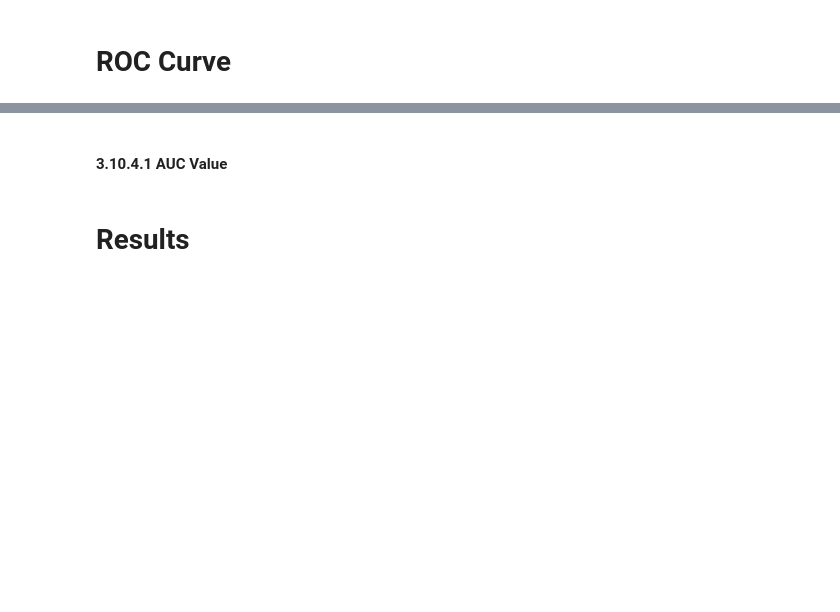
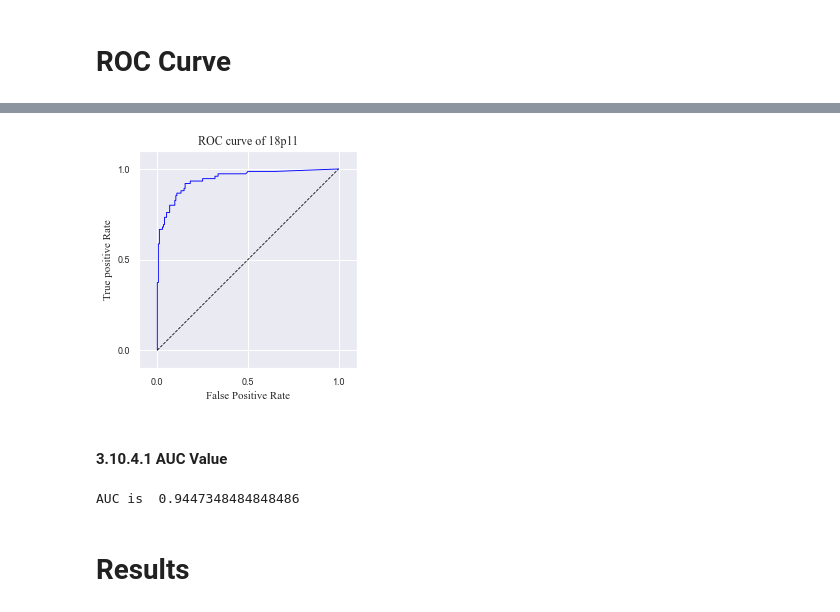
Before and after one commit to YangChuan80/MachineLearning, a Jupyter notebook: KaryotypingPinnacle/CNN/CNN_Chr_18p11/Integrated_ROC.ipynb, the cells around one changed output, grey strips where cells are left out. Saved outputs shown, nothing was run; the diff lists cells and outputs as text; code cells hidden in the pictures; blank space fills up the shorter version.

Commit message:
ROC plot

```diff
--- a/KaryotypingPinnacle/CNN/CNN_Chr_18p11/Integrated_ROC.ipynb
+++ b/KaryotypingPinnacle/CNN/CNN_Chr_18p11/Integrated_ROC.ipynb
@@ -241,0 +222,3 @@ len(y_predict_concatenate_list)
+# %%
+y_predict_concatenate_array = np.array(y_predict_concatenate_list)
+y_predict_concatenate_array
@@ -246,9 +247,9 @@ NameError: name 'y_predict_concatenate_array' is not defined
 # %%
-y_predict_1D = y_predict[:,0]
+y_predict_1D = y_predict_concatenate_array[:,0]
 # %%
 y_predict_1D_processed = 1- y_predict_1D
 # %%
-fpr , tpr , thresholds = roc_curve(y_test , y_predict_1D_processed)
+fpr , tpr , thresholds = roc_curve(y_test_concatenate_list , y_predict_1D_processed)
 auc_rf = auc(fpr, tpr)
 # %%
 auc_rf
@@ -259,23 +264,32 @@ x
 # %%
-plt.plot(fpr, tpr)
-plt.plot(x, y, '--', color='black')
-plt.title('ROC curve of 18p11', fontsize=15, fontname = 'Times New Roman')
-plt.xlabel('False Positive Rate', fontsize=10, fontname = 'Times New Roman')
-plt.ylabel('True positive Rate', fontsize=10, fontname = 'Times New Roman')
-plt.axis('equal')
-plt.xlim(0,1)
-plt.ylim(0,1.1)
-plt.xticks(fontsize=10, fontname = 'Times New Roman')
-plt.yticks(fontsize=10, fontname = 'Times New Roman')
+fig = plt.figure()
+ax = fig.add_subplot(111)
 
-plt.savefig('ROC_Curve_Chr_05_' + str(iterationNumber) + '.png', dpi=400)
+plt.plot(fpr, tpr, color='blue', linewidth=0.9)
+
+plt.plot(x, y, '--', color='black', linewidth=0.8)
+
+plt.title('ROC curve of 18p11', fontsize=12, fontname = 'Times New Roman')
+plt.xlabel('False Positive Rate', fontsize=11, fontname = 'Times New Roman')
+plt.ylabel('True positive Rate', fontsize=11, fontname = 'Times New Roman')
+ax.set_aspect('equal', adjustable='box')
+plt.xlim(-0.1, 1.1)
+plt.ylim(-0.1, 1.1)
+plt.xticks(fontsize=9, fontname = 'Arial')
+plt.yticks(fontsize=9, fontname = 'Arial')
+
+plt.savefig('ROC_Curve_Combination.png', dpi=400)
 plt.show()
+# %% [output]
+[figure, added]
 # %% [markdown]
 #### 3.10.4.1 AUC Value
 # %%
 auc_value = auc(fpr, tpr)
 # %%
 print('AUC is ', auc_value)
+# %% [output]
+AUC is  0.9447348484848486
 # %% [markdown]
 # Results
 # %%
```
Also changed, not shown: parts of 16 cells of this notebook, 4 other files.
